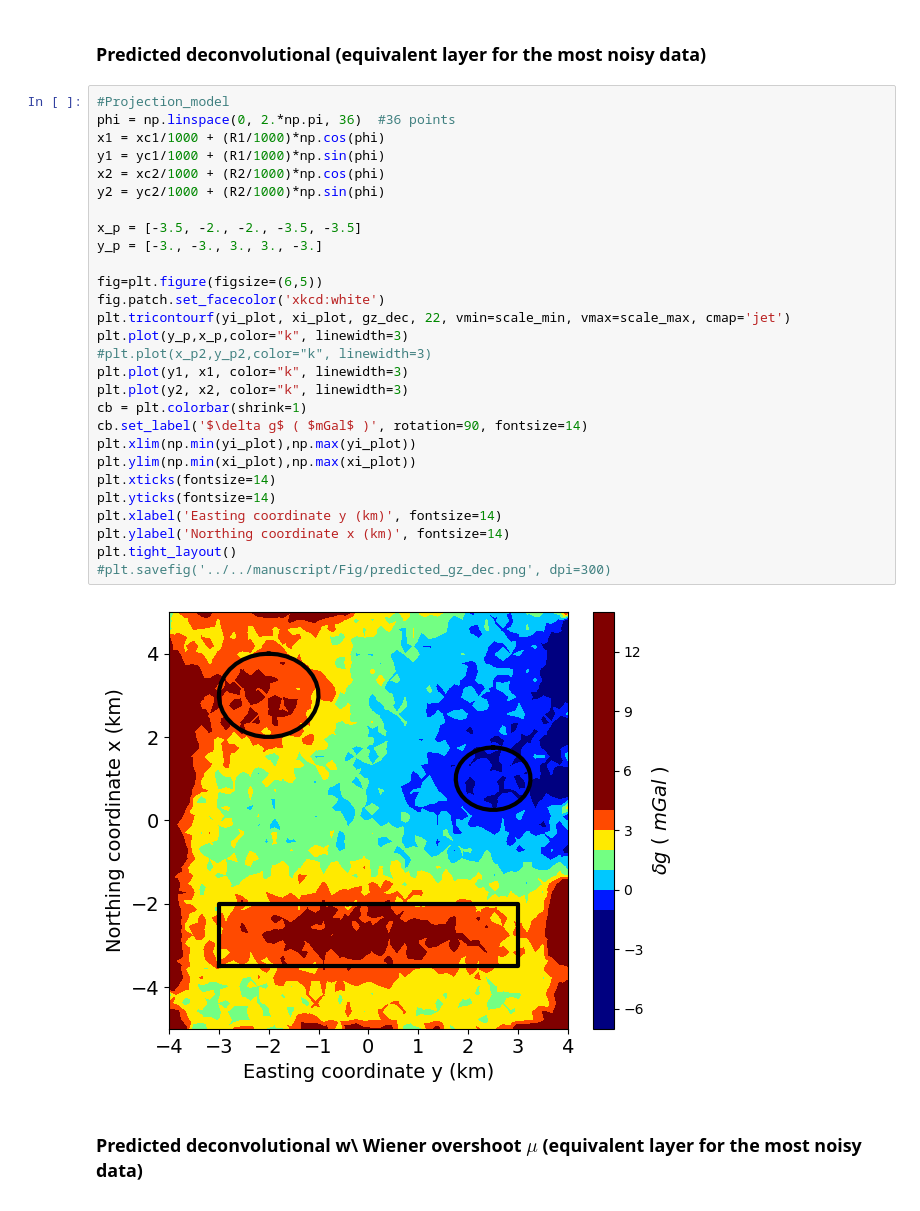
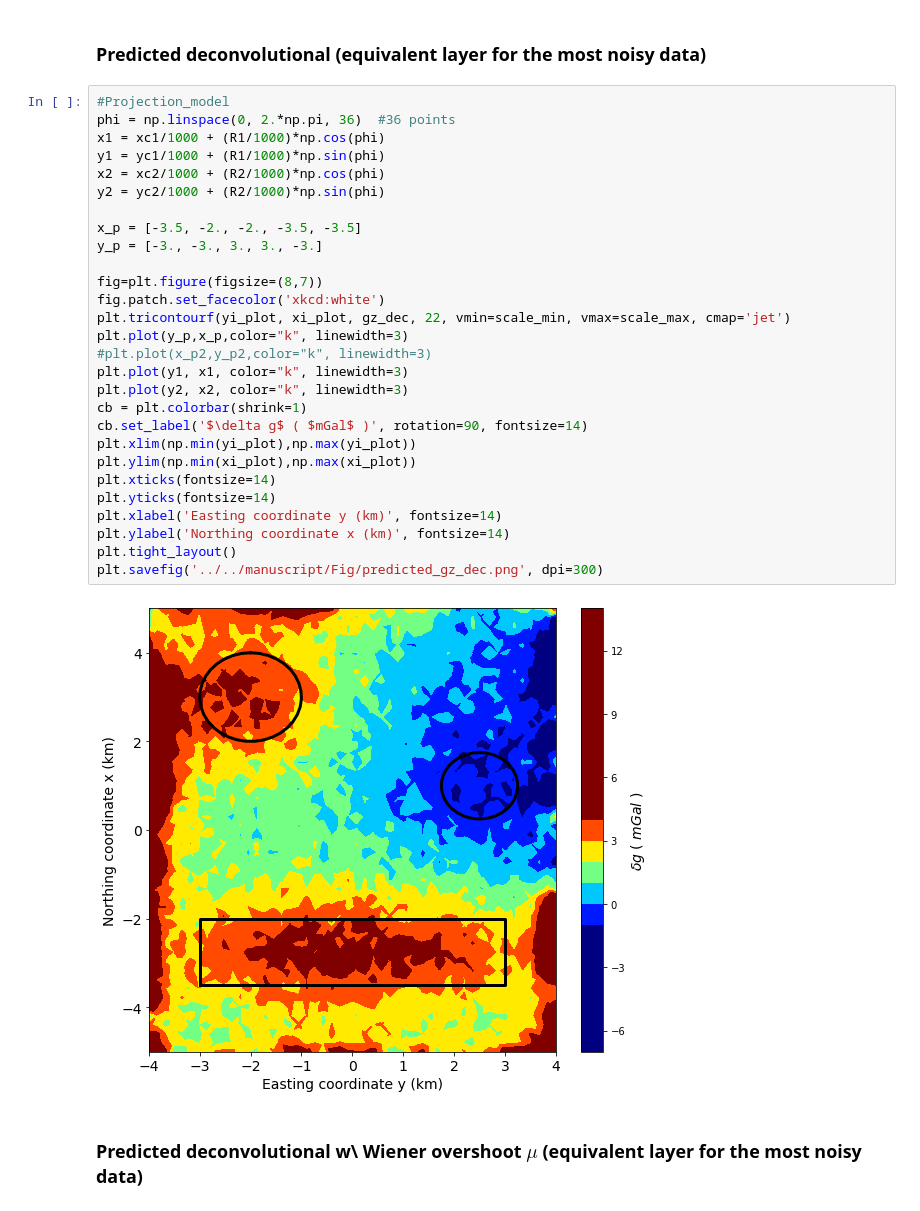
Before and after one commit to DiegoTaka/fast_equivalent_layer, a Jupyter notebook: code/grav/Stability_comparison_grav.ipynb, the cells around one changed output. Drawn from its saved outputs; the diff is of its cells as text.

```diff
--- a/code/grav/Stability_comparison_grav.ipynb
+++ b/code/grav/Stability_comparison_grav.ipynb
@@ -463,33 +494,33 @@ plt.tight_layout()
 # %%
 #Projection_model
 phi = np.linspace(0, 2.*np.pi, 36)  #36 points
 x1 = xc1/1000 + (R1/1000)*np.cos(phi)
 y1 = yc1/1000 + (R1/1000)*np.sin(phi)
 x2 = xc2/1000 + (R2/1000)*np.cos(phi)
 y2 = yc2/1000 + (R2/1000)*np.sin(phi)
 
 x_p = [-3.5, -2., -2., -3.5, -3.5]
 y_p = [-3., -3., 3., 3., -3.]
 
-fig=plt.figure(figsize=(6,5))
+fig=plt.figure(figsize=(8,7))
 fig.patch.set_facecolor('xkcd:white')
 plt.tricontourf(yi_plot, xi_plot, gz_dec, 22, vmin=scale_min, vmax=scale_max, cmap='jet')
 plt.plot(y_p,x_p,color="k", linewidth=3)
 #plt.plot(x_p2,y_p2,color="k", linewidth=3)
 plt.plot(y1, x1, color="k", linewidth=3)
 plt.plot(y2, x2, color="k", linewidth=3)
 cb = plt.colorbar(shrink=1)
 cb.set_label('$\delta g$ ( $mGal$ )', rotation=90, fontsize=14)
 plt.xlim(np.min(yi_plot),np.max(yi_plot))
 plt.ylim(np.min(xi_plot),np.max(xi_plot))
 plt.xticks(fontsize=14)
 plt.yticks(fontsize=14)
 plt.xlabel('Easting coordinate y (km)', fontsize=14)
 plt.ylabel('Northing coordinate x (km)', fontsize=14)
 plt.tight_layout()
-#plt.savefig('../../manuscript/Fig/predicted_gz_dec.png', dpi=300)
+plt.savefig('../../manuscript/Fig/predicted_gz_dec.png', dpi=300)
 # %% [output]
-[figure, old version]
+[figure, new version]
 # %% [markdown]
 ### Predicted deconvolutional w\ Wiener overshoot $\mu$ (equivalent layer for the most noisy data)
 # %%
```
Also changed, not shown: parts of 12 cells of this notebook, 36 other files.
